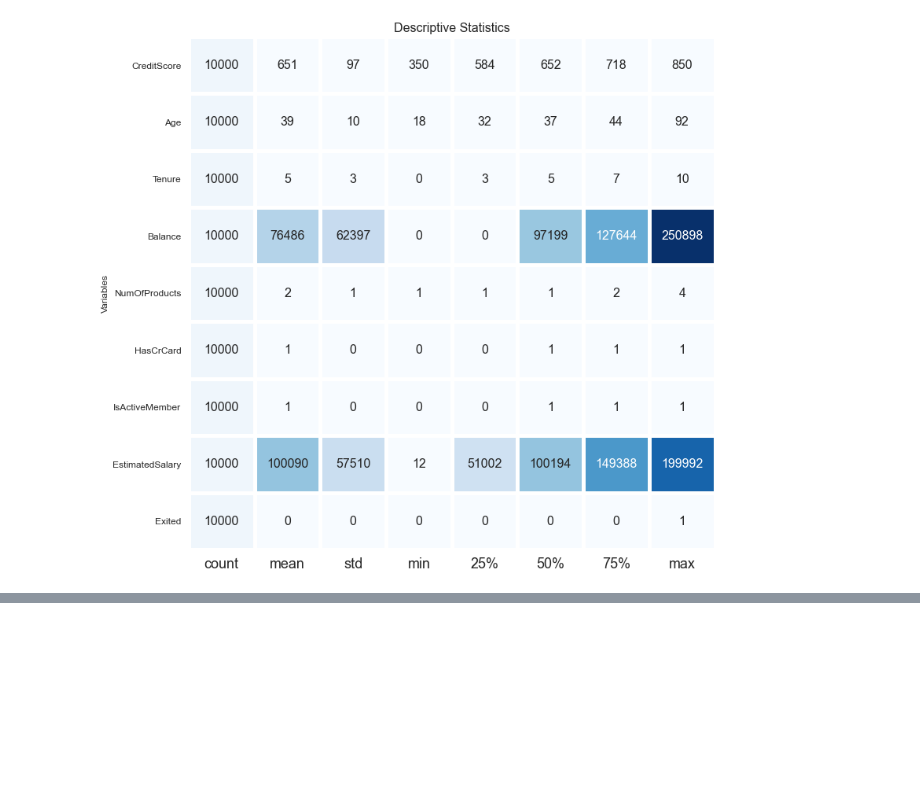
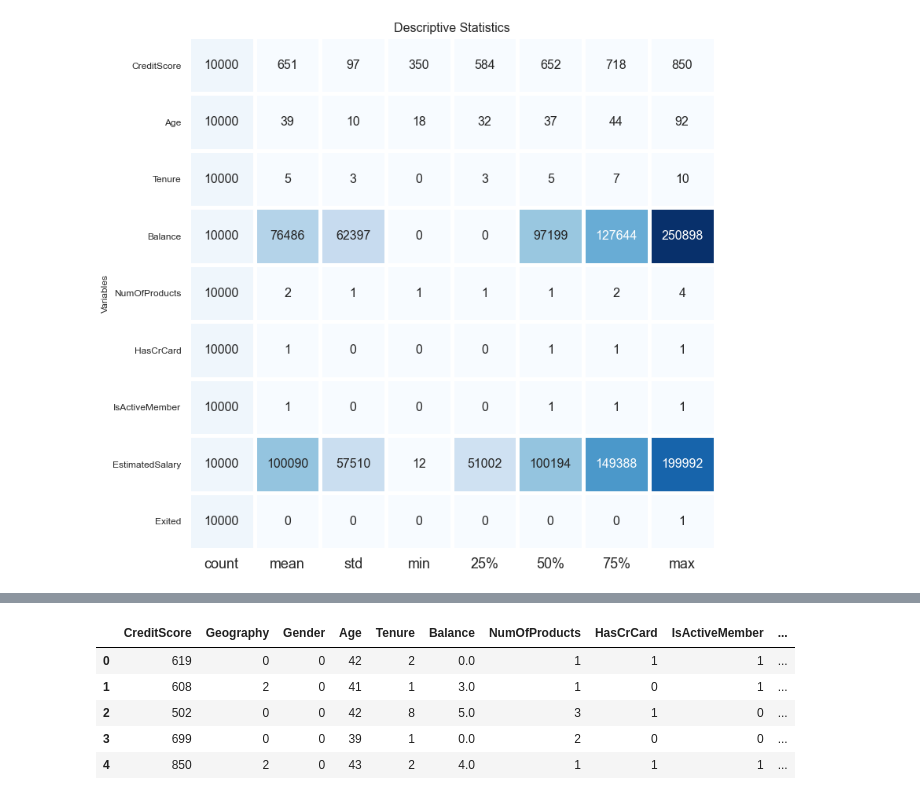
Before and after one commit to mascarenhasneil/ChurnModeling, a Jupyter notebook: ChurnModeling-Notebook.ipynb, the cells around one changed output, grey strips where cells are left out. Drawn from its saved outputs; the diff is of its cells as text; code cells hidden in the pictures; blank space fills up the shorter version.

```diff
--- a/ChurnModeling-Notebook.ipynb
+++ b/ChurnModeling-Notebook.ipynb
@@ -315,0 +360,5 @@ plt.show()
+# %%
+### Here we create Bins of Balance into 5 bins (called as Balance Band)
+
+bank_customers_data['BalanceBand'] = pd.cut(bank_customers_data['Balance'], 5)
+bank_customers_data[['BalanceBand', 'Exited']].groupby(['BalanceBand'], as_index=False).mean().sort_values(by='BalanceBand', ascending=True)
@@ -315,0 +372,13 @@ plt.show()
+# %%
+## Here we allocate the generated bins on Bank Balance.
+## We use our unility package to do this procesing.
+
+bank_customers_data = utility.Balance_FE(bank_customers_data)
+bank_customers_data.head()
+# %% [output]
+|  | CreditScore | Geography | Gender | Age | Tenure | Balance | NumOfProducts | HasCrCard | IsActiveMember | ... |
+| 0 | 619 | 0 | 0 | 42 | 2 | 0.0 | 1 | 1 | 1 | ... |
+| 1 | 608 | 2 | 0 | 41 | 1 | 3.0 | 1 | 0 | 1 | ... |
+| 2 | 502 | 0 | 0 | 42 | 8 | 5.0 | 3 | 1 | 0 | ... |
+| 3 | 699 | 0 | 0 | 39 | 1 | 0.0 | 2 | 0 | 0 | ... |
+| 4 | 850 | 2 | 0 | 43 | 2 | 4.0 | 1 | 1 | 1 | ... |
```
Also changed, not shown: parts of 12 cells of this notebook, 1 other file.
